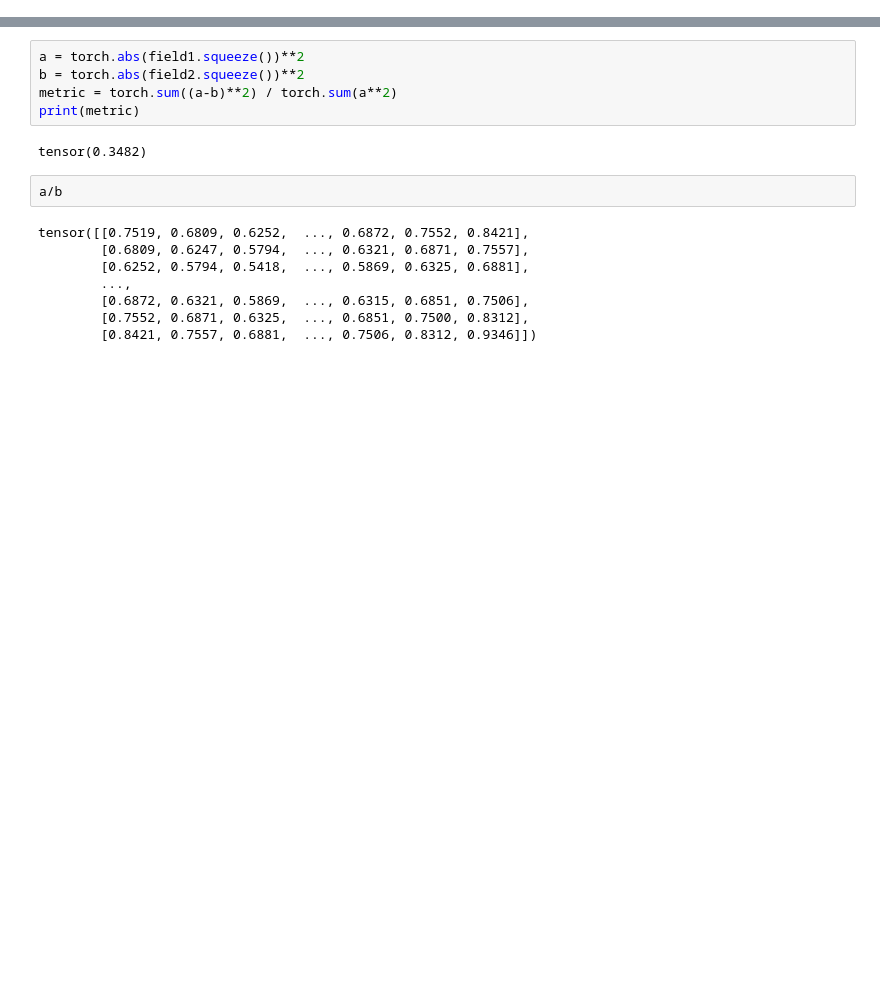
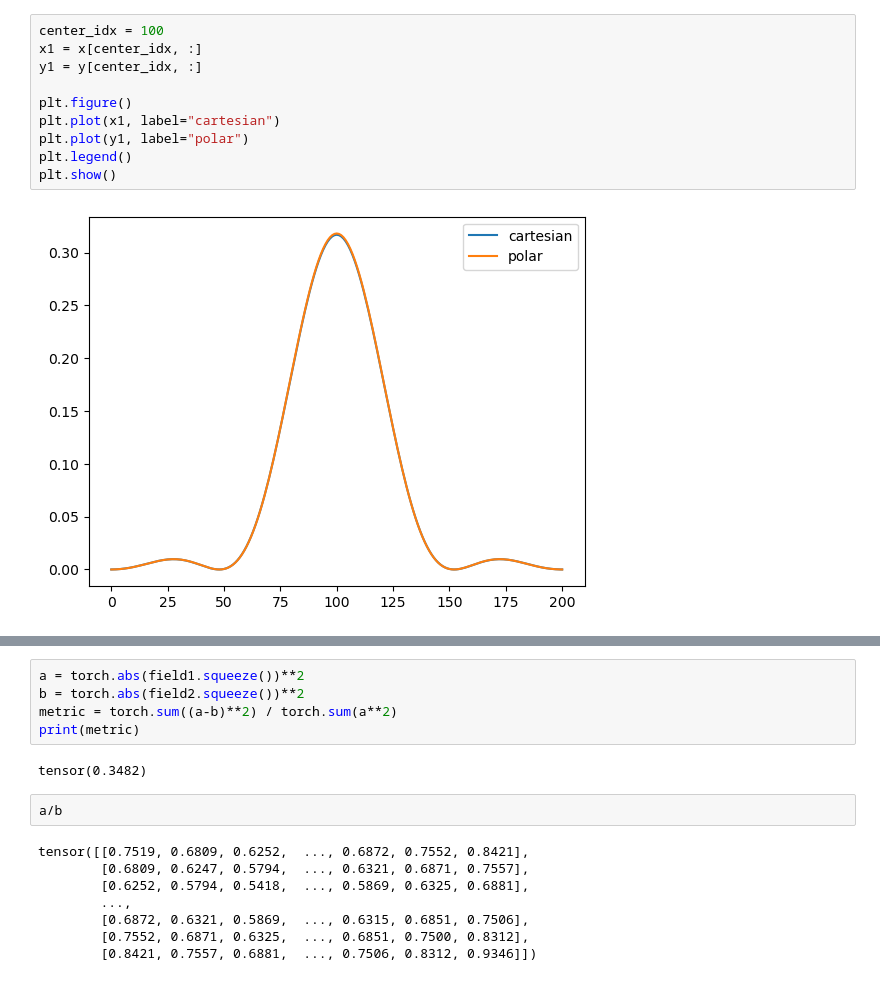
Before and after one commit to Biomedical-Imaging-Group/psf_generator, a Jupyter notebook: demos/240610psf_tests.ipynb, the cells around one changed output, grey strips where cells are left out. Saved outputs shown, nothing was run; the diff lists cells and outputs as text; blank space fills up the shorter version.

```diff
--- a/demos/240610psf_tests.ipynb
+++ b/demos/240610psf_tests.ipynb
@@ -69,3 +99,15 @@ torch.Size([1, 1, 256, 256])
+# %%
+center_idx = 100
+x1 = x[center_idx, :]
+y1 = y[center_idx, :]
+
+plt.figure()
+plt.plot(x1, label="cartesian")
+plt.plot(y1, label="polar")
+plt.legend()
+plt.show()
+# %% [output]
+[figure, added]
 # %%
 x = torch.linspace(-fov/2, fov/2, n_pix_psf)
 xx, yy = torch.meshgrid(x, x, indexing='ij')
```
Also changed, not shown: parts of 9 cells of this notebook, 4 other files.
